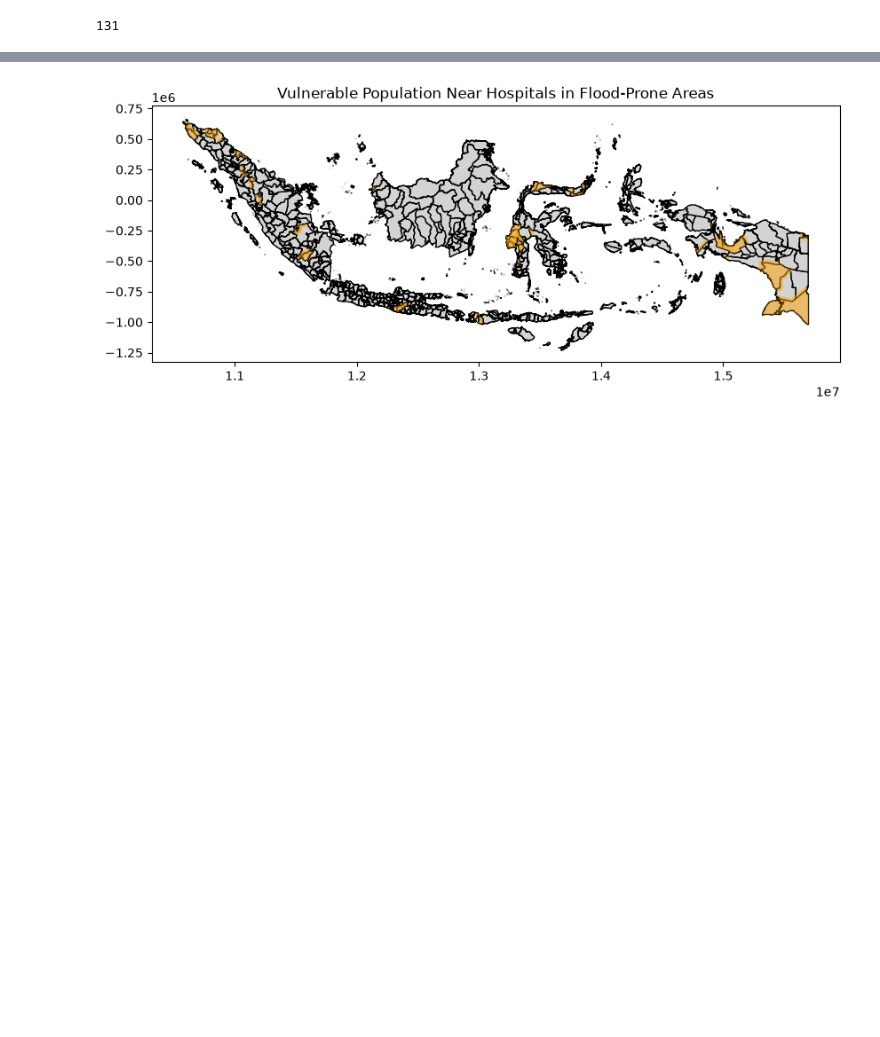
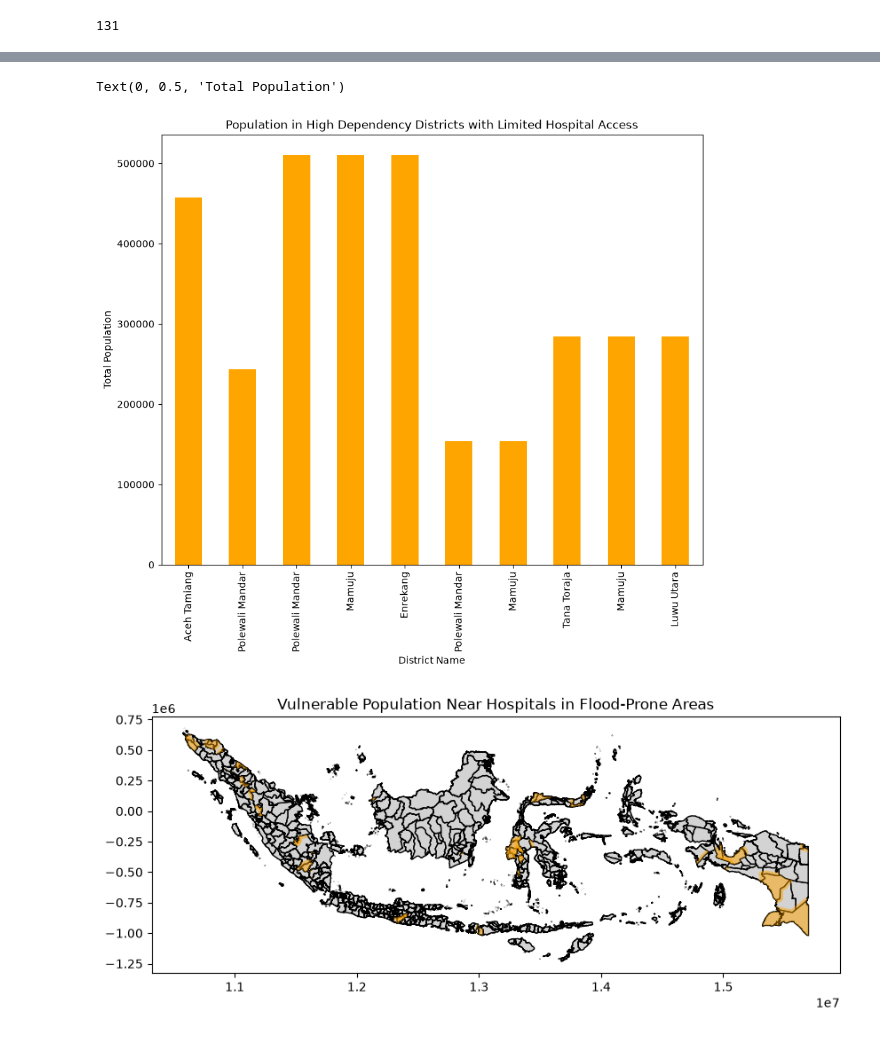
Before and after one commit to lane-erwin/geog592-cheyney, a Jupyter notebook: homework/week07/geopandas_hw_joins.ipynb, the cells around one changed output, grey strips where cells are left out. Cells and saved outputs as stored; diff of their text form; code cells hidden in the pictures; blank space fills up the shorter version.

```diff
--- a/homework/week07/geopandas_hw_joins.ipynb
+++ b/homework/week07/geopandas_hw_joins.ipynb
@@ -330,4 +330,9 @@ vulnerable = projected_very_high_dependency[["adm2_name", "total_pop", "dependen
 # %%
-hospital_zones = hospital_buffer[["adm2_name", "total_pop", "dependency_ratio", "geometry"]].copy()
+hospital_zones = hospital_buffer[["adm2_name", "ADM2_PCODE", "RP100_hospitals_30cm_count", "geometry"]].copy()
-# %%
-hospital_zones=
+# %%
+joined_hospital_vulnerable = gpd.sjoin(
+    vulnerable,
+    hospital_zones,
+    how="left",
+    predicate="intersects"
+)
@@ -333,0 +355,12 @@ hospital_zones=
+# %%
+hospital_summary = (
+    joined_hospital_vulnerable
+    .groupby(["ADM2_PCODE_left", "adm2_name_right"], as_index=False)
+    .agg(
+        total_pop=("total_pop", "first"),
+        dependency_ratio=("dependency_ratio", "first"),
+        hospital_buffers=("index_right", "count")
+    )
+)
+
+print(hospital_summary.head())
@@ -334,3 +381,21 @@ hospital_zones=
+# %%
+top10 = hospital_summary.sort_values(by="hospital_buffers", ascending=False).head(10)
+
+fig, ax = plt.subplots(figsize=(10, 8))
+top10.plot(
+    ax=ax,
+    x="adm2_name_right",
+    y="total_pop",
+    kind="bar",
+    color="orange",
+    legend=False
+)
+plt.title("Population in High Dependency Districts with Limited Hospital Access")
+ax.set_xlabel("District Name")
+ax.set_ylabel("Total Population")
+# %% [output]
+Text(0, 0.5, 'Total Population')
+[figure, added]
 # %%
 vulnerable_pop_near_hospitals = gpd.overlay(
     projected_very_high_dependency,
```
Also changed, not shown: parts of 4 cells of this notebook.
